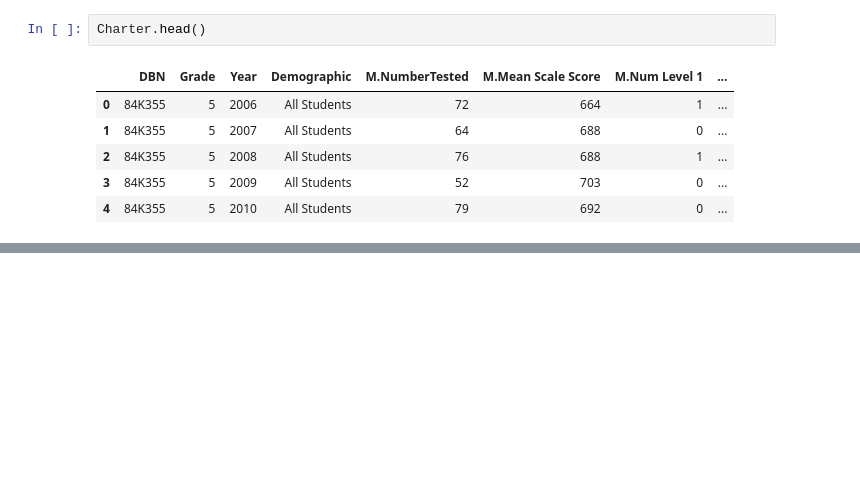
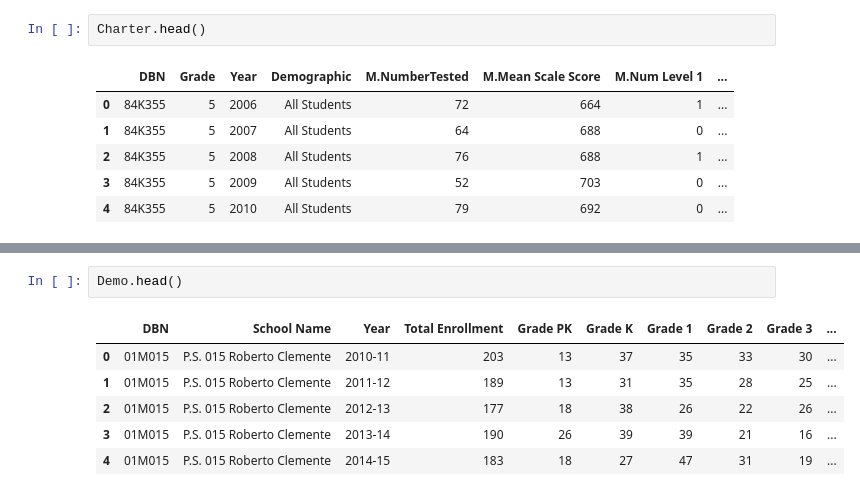
Before and after one commit to MYSProject/Education, a Jupyter notebook: MergeFiles.ipynb, the cells around one changed output, grey strips where cells are left out. Saved outputs shown, nothing was run; the diff lists cells and outputs as text; blank space fills up the shorter version.

```diff
--- a/MergeFiles.ipynb
+++ b/MergeFiles.ipynb
@@ -89,0 +217,9 @@ merge2.shape
+# %%
+Demo.head()
+# %% [output]
+|  | DBN | School Name | Year | Total Enrollment | Grade PK | Grade K | Grade 1 | Grade 2 | Grade 3 | ... |
+| 0 | 01M015 | P.S. 015 Roberto Clemente | 2010-11 | 203 | 13 | 37 | 35 | 33 | 30 | ... |
+| 1 | 01M015 | P.S. 015 Roberto Clemente | 2011-12 | 189 | 13 | 31 | 35 | 28 | 25 | ... |
+| 2 | 01M015 | P.S. 015 Roberto Clemente | 2012-13 | 177 | 18 | 38 | 26 | 22 | 26 | ... |
+| 3 | 01M015 | P.S. 015 Roberto Clemente | 2013-14 | 190 | 26 | 39 | 39 | 21 | 16 | ... |
+| 4 | 01M015 | P.S. 015 Roberto Clemente | 2014-15 | 183 | 18 | 27 | 47 | 31 | 19 | ... |
```
Also changed, not shown: parts of 20 cells of this notebook, 6 other files.
